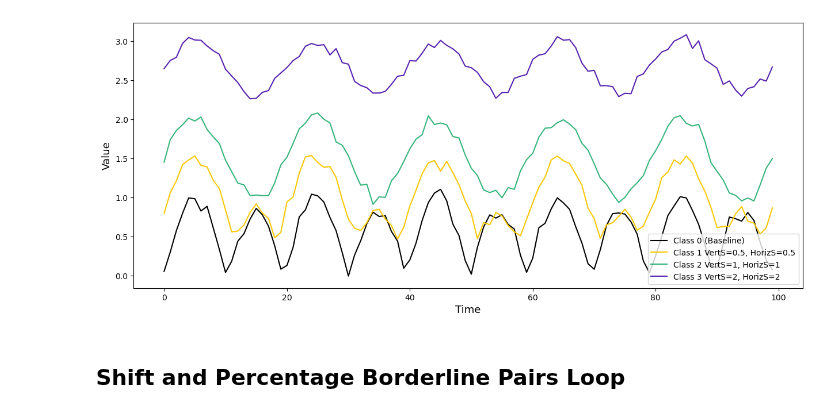
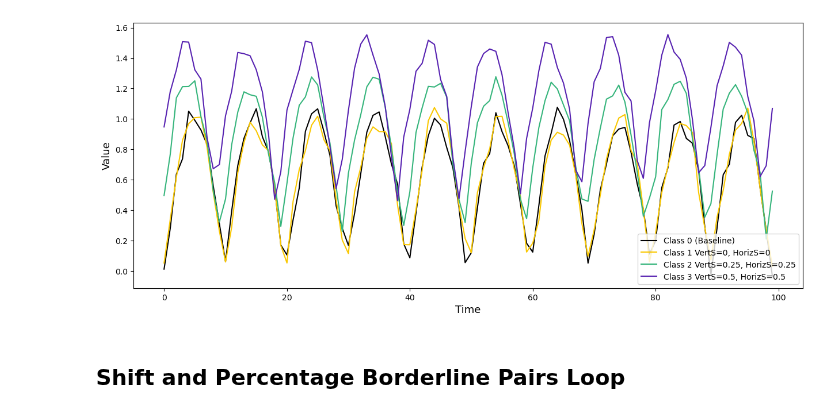
Before and after one commit to Nia3324/Morphing, a Jupyter notebook: bord_perc_shift_perf.ipynb, the cells around one changed output. Saved outputs shown, nothing was run; the diff lists cells and outputs as text; code cells hidden in the pictures.

```diff
--- a/bord_perc_shift_perf.ipynb
+++ b/bord_perc_shift_perf.ipynb
@@ -12,31 +12,31 @@ from source.generation import Generation
 # %%
 import matplotlib.pyplot as plt
 from source.generation import Generation
 
-shift_values = [0.5, 1, 2]
+shift_values = [0, 0.25, 0.5]
 horiz = [1, 2, 3]
 colors =['#FAC801', "#36B57C", "#5722B1"]
 
 plt.figure(figsize=(15, 6))
 
 gen = Generation(base_functions=('sin', 'sin'), n_samples=2, frequencies=(0.5,0.5), noise_level=(0.05, 0.05))
 X, y = gen.generate_data()
 plt.plot(X[1].T, label=f'Class 0 (Baseline)', color='black')  # Assign color and label
 
 
 for i, s in enumerate(shift_values):
     gen = Generation(base_functions=('sin', 'sin'), n_samples=2, frequencies=(0.5,0.5), noise_level=(0.05, 0.05), shift_vert=s, shif_horz=s)
     X, y = gen.generate_data()
     plt.plot(X[0].T, color=colors[i], label=f'Class {i+1} VertS={s}, HorizS={s}')  # Assign color and label
 
 
 plt.legend(loc='lower right')  # Show legend
 plt.xlabel('Time', fontsize=13)
 plt.ylabel('Value', fontsize=13)
 #plt.title('Plot with Different Shift Values')
 plt.show()
 # %% [output]
-[figure, old version]
+[figure, new version]
 # %% [markdown]
 ## Shift and Percentage Borderline Pairs Loop
 # %%
```
Also changed, not shown: parts of 7 cells of this notebook, 5 other files.
